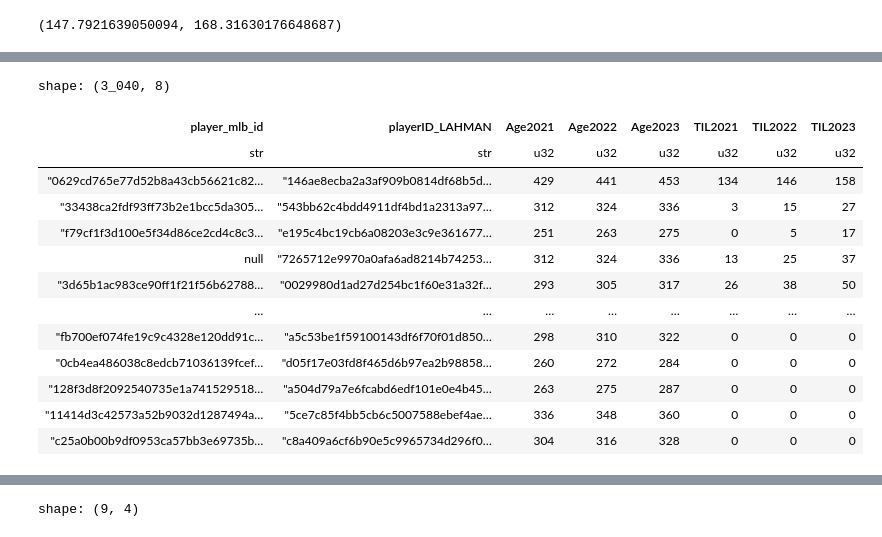
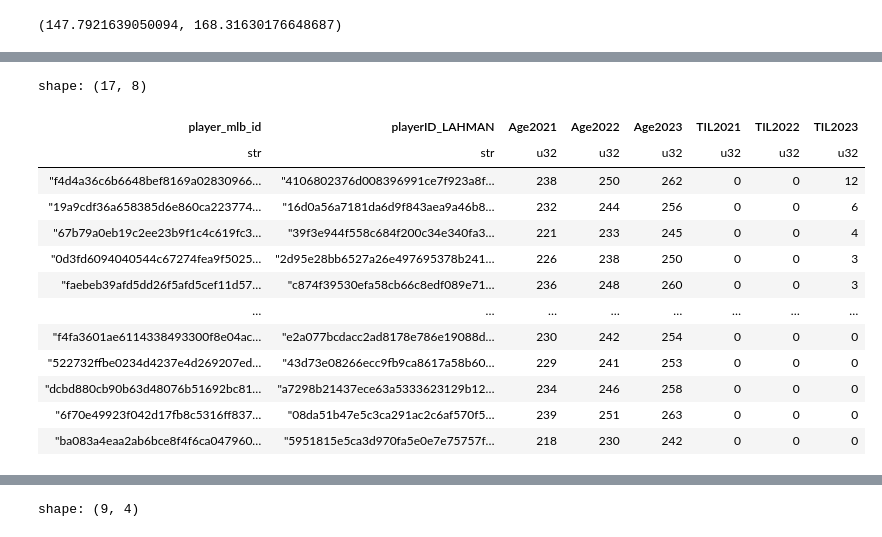
Before and after one commit to Lou-Zhou/reds-hackathon, a Jupyter notebook: data_analysis.ipynb, the cells around one changed output, grey strips where cells are left out. Saved outputs shown, nothing was run; the diff lists cells and outputs as text; code cells hidden in the pictures.

```diff
--- a/data_analysis.ipynb
+++ b/data_analysis.ipynb
@@ -110,46 +113,46 @@ bio
 openingMonths = {
     year : datetime.date(year, 10, 1) for year in range(2021, 2024)
 }
 bio = (
     bio
     .lazy()
     .with_columns(
         pl.col("birthDate").str.to_date("%Y-%m-%d").alias("birthDT"),
         pl.col("debut").str.to_date("%Y-%m-%d").alias("debutDT"),
 
     )
     .collect()
 )
 def monthDelta(start, end):
     return (pl.date_ranges(start, end,'1mo',closed='right')).list.len()
 monthdata = (
     bio
     .with_columns(
         monthDelta(pl.col("birthDT"),openingMonths[2021]).alias("Age2021"),
         monthDelta(pl.col("birthDT"),openingMonths[2022]).alias("Age2022"),
         monthDelta(pl.col("birthDT"),openingMonths[2023]).alias("Age2023"),
         monthDelta(pl.col("debutDT"),openingMonths[2021]).alias("TIL2021"),
         monthDelta(pl.col("debutDT"),openingMonths[2022]).alias("TIL2022"),
         monthDelta(pl.col("debutDT"),openingMonths[2023]).alias("TIL2023"),
     )
 ).select("player_mlb_id", "playerID_LAHMAN", pl.col("^[Age | TIL].*$"))
 #openingMonths
-monthdata
+monthdata.filter(pl.col("Age2021") < 240)#age has no relation?
 # %% [output]
-shape: (3_040, 8)
+shape: (17, 8)
 | player_mlb_id | playerID_LAHMAN | Age2021 | Age2022 | Age2023 | TIL2021 | TIL2022 | TIL2023 |
 | str | str | u32 | u32 | u32 | u32 | u32 | u32 |
-| "0629cd765e77d52b8a43cb56621c82… | "146ae8ecba2a3af909b0814df68b5d… | 429 | 441 | 453 | 134 | 146 | 158 |
-| "33438ca2fdf93ff73b2e1bcc5da305… | "543bb62c4bdd4911df4bd1a2313a97… | 312 | 324 | 336 | 3 | 15 | 27 |
-| "f79cf1f3d100e5f34d86ce2cd4c8c3… | "e195c4bc19cb6a08203e3c9e361677… | 251 | 263 | 275 | 0 | 5 | 17 |
-| null | "7265712e9970a0afa6ad8214b74253… | 312 | 324 | 336 | 13 | 25 | 37 |
-| "3d65b1ac983ce90ff1f21f56b62788… | "0029980d1ad27d254bc1f60e31a32f… | 293 | 305 | 317 | 26 | 38 | 50 |
+| "f4d4a36c6b6648bef8169a02830966… | "4106802376d008396991ce7f923a8f… | 238 | 250 | 262 | 0 | 0 | 12 |
+| "19a9cdf36a658385d6e860ca223774… | "16d0a56a7181da6d9f843aea9a46b8… | 232 | 244 | 256 | 0 | 0 | 6 |
+| "67b79a0eb19c2ee23b9f1c4c619fc3… | "39f3e944f558c684f200c34e340fa3… | 221 | 233 | 245 | 0 | 0 | 4 |
+| "0d3fd6094040544c67274fea9f5025… | "2d95e28bb6527a26e497695378b241… | 226 | 238 | 250 | 0 | 0 | 3 |
+| "faebeb39afd5dd26f5afd5cef11d57… | "c874f39530efa58cb66c8edf089e71… | 236 | 248 | 260 | 0 | 0 | 3 |
 | … | … | … | … | … | … | … | … |
-| "fb700ef074fe19c9c4328e120dd91c… | "a5c53be1f59100143df6f70f01d850… | 298 | 310 | 322 | 0 | 0 | 0 |
-| "0cb4ea486038c8edcb71036139fcef… | "d05f17e03fd8f465d6b97ea2b98858… | 260 | 272 | 284 | 0 | 0 | 0 |
-| "128f3d8f2092540735e1a741529518… | "a504d79a7e6fcabd6edf101e0e4b45… | 263 | 275 | 287 | 0 | 0 | 0 |
-| "11414d3c42573a52b9032d1287494a… | "5ce7c85f4bb5cb6c5007588ebef4ae… | 336 | 348 | 360 | 0 | 0 | 0 |
-| "c25a0b00b9df0953ca57bb3e69735b… | "c8a409a6cf6b90e5c9965734d296f0… | 304 | 316 | 328 | 0 | 0 | 0 |
+| "f4fa3601ae6114338493300f8e04ac… | "e2a077bcdacc2ad8178e786e19088d… | 230 | 242 | 254 | 0 | 0 | 0 |
+| "522732ffbe0234d4237e4d269207ed… | "43d73e08266ecc9fb9ca8617a58b60… | 229 | 241 | 253 | 0 | 0 | 0 |
+| "dcbd880cb90b63d48076b51692bc81… | "a7298b21437ece63a5333623129b12… | 234 | 246 | 258 | 0 | 0 | 0 |
+| "6f70e49923f042d17fb8c5316ff837… | "08da51b47e5c3ca291ac2c6af570f5… | 239 | 251 | 263 | 0 | 0 | 0 |
+| "ba083a4eaa2ab6bce8f4f6ca047960… | "5951815e5ca3d970fa5e0e7e75757f… | 218 | 230 | 242 | 0 | 0 | 0 |
 # %%
 #this is a silly way to do this...
 batterzeros = batterAB.fill_null(0)
```
Also changed, not shown: parts of 20 cells of this notebook, 1 other file.
